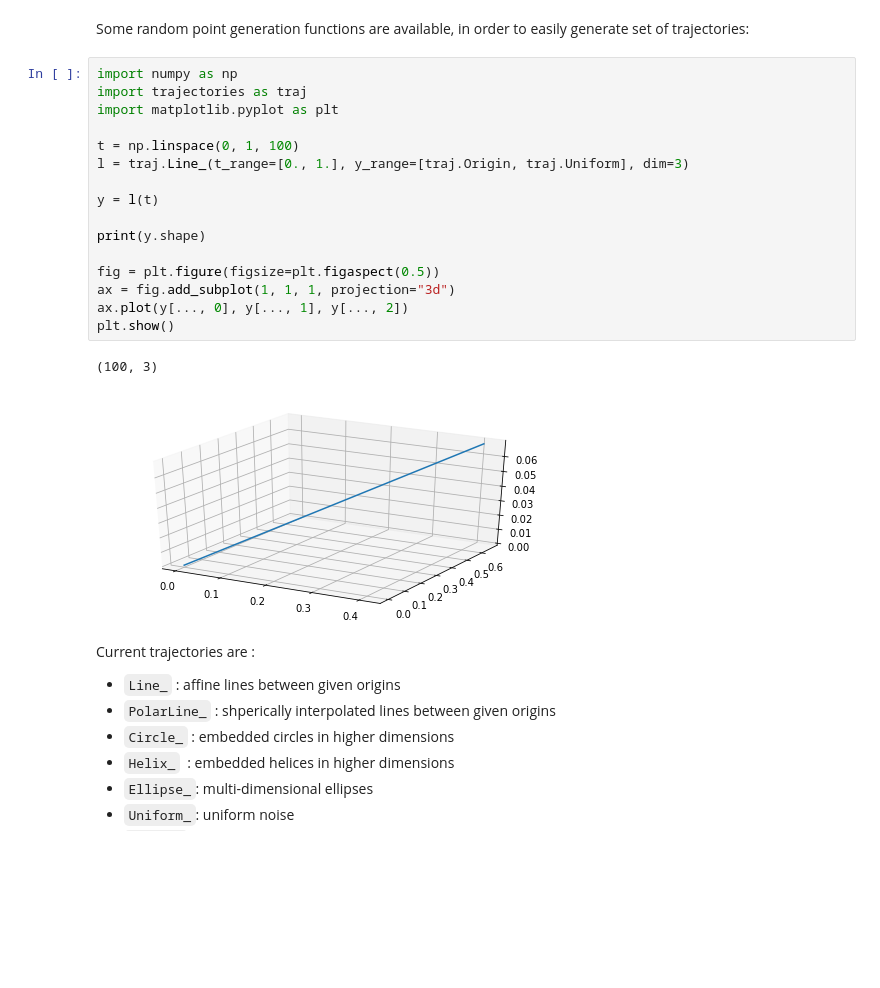
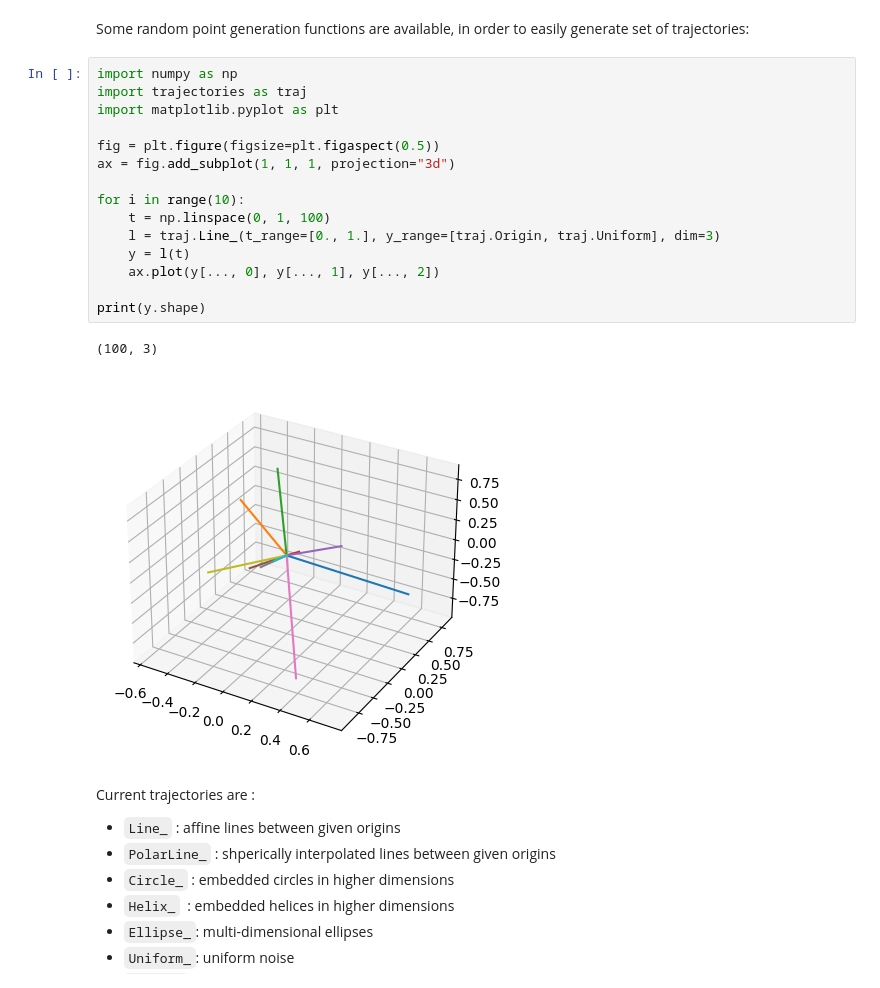
Before and after one commit to domkirke/trajectories, a Jupyter notebook: showcase.ipynb, the cells around one changed output. Saved outputs shown, nothing was run; the diff lists cells and outputs as text; blank space fills up the shorter version.

```diff
--- a/showcase.ipynb
+++ b/showcase.ipynb
@@ -39,22 +39,21 @@ Some random point generation functions are available, in order to easily generat
 # %%
 import numpy as np
 import trajectories as traj
 import matplotlib.pyplot as plt
 
-t = np.linspace(0, 1, 100)
-l = traj.Line_(t_range=[0., 1.], y_range=[traj.Origin, traj.Uniform], dim=3)
+fig = plt.figure(figsize=plt.figaspect(0.5))
+ax = fig.add_subplot(1, 1, 1, projection="3d")
 
-y = l(t)
+for i in range(10):
+    t = np.linspace(0, 1, 100)
+    l = traj.Line_(t_range=[0., 1.], y_range=[traj.Origin, traj.Uniform], dim=3)
+    y = l(t)
+    ax.plot(y[..., 0], y[..., 1], y[..., 2])
 
 print(y.shape)
-
-fig = plt.figure(figsize=plt.figaspect(0.5))
-ax = fig.add_subplot(1, 1, 1, projection="3d")
-ax.plot(y[..., 0], y[..., 1], y[..., 2])
-plt.show()
 # %% [output]
 (100, 3)
-[figure, old version]
+[figure, new version]
 # %% [markdown]
 Current trajectories are :
 - `Line_` : affine lines between given origins
```
Also changed, not shown: parts of 8 cells of this notebook.
